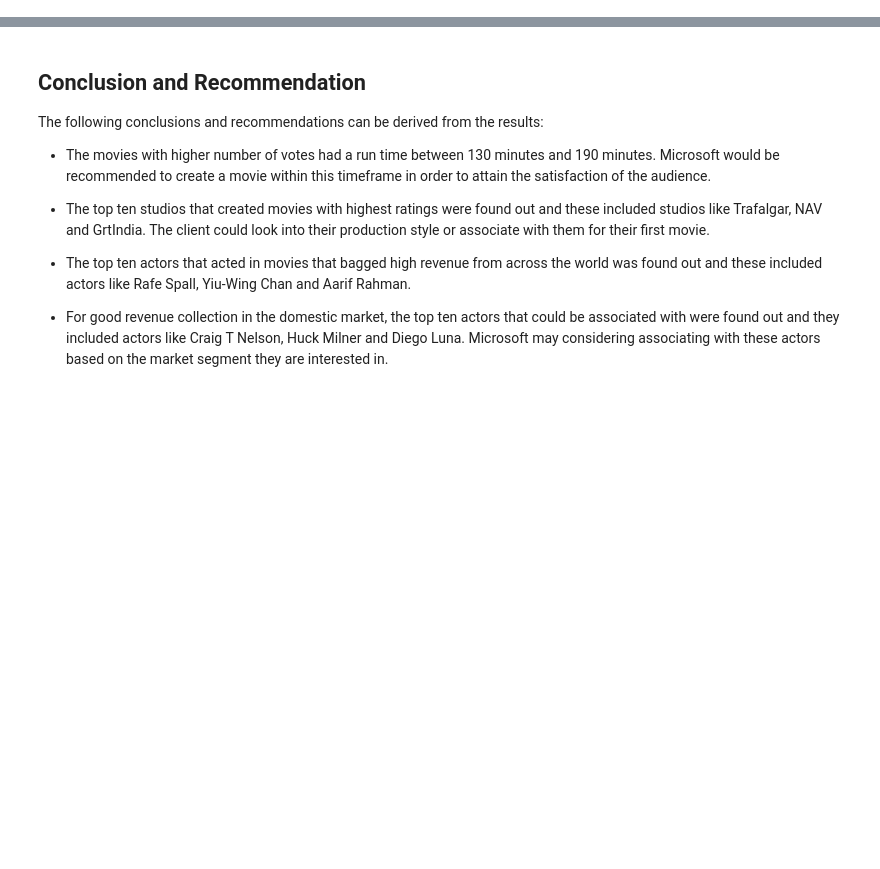
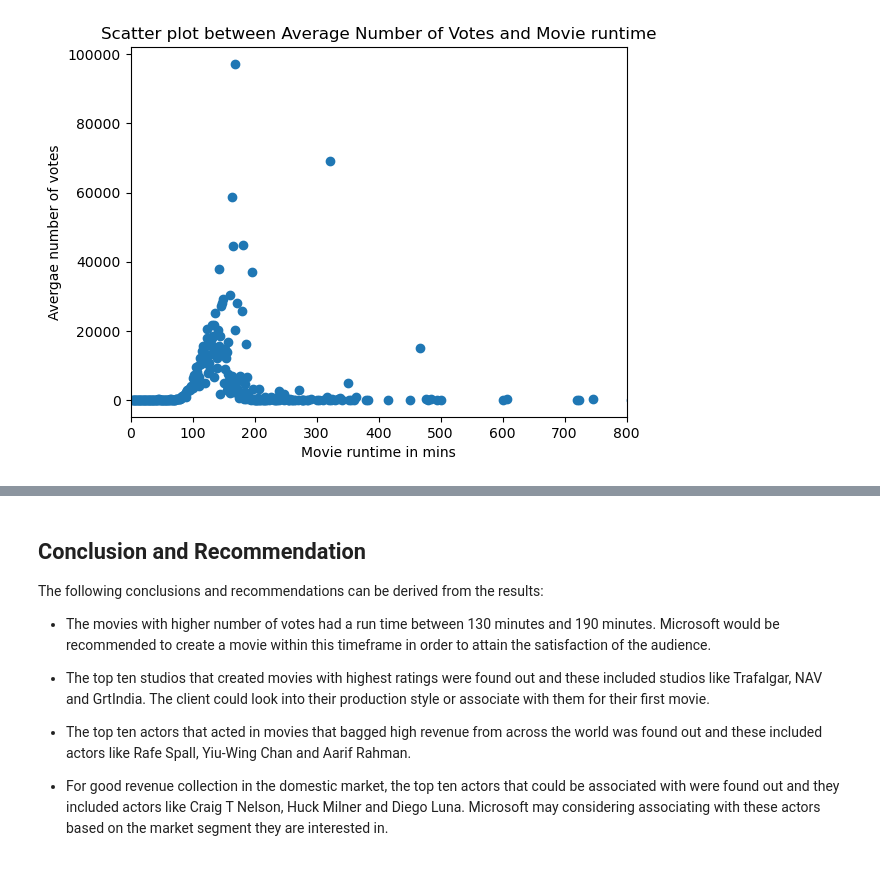
Before and after one commit to Shimnazzz/dsc-phase-1-project_data_8, a Jupyter notebook: Code_for_Movie_Analysis.ipynb, the cells around one changed output, grey strips where cells are left out. Cells and saved outputs as stored; diff of their text form; code cells hidden in the pictures; blank space fills up the shorter version.

```diff
--- a/Code_for_Movie_Analysis.ipynb
+++ b/Code_for_Movie_Analysis.ipynb
@@ -418,0 +261,15 @@ plt.show()
+# %%
+# Removing unwanted columns
+df1=df1.drop(['year'],axis=1)
+df3=df3.drop(['original_title','start_year','genres'], axis=1)
+df6=df6.drop(['ordering','job','characters'],axis=1)
+df7=df7.drop(['birth_year','death_year','primary_profession','known_for_titles'],axis=1)
+df8=df8.drop(['id','release_date','production_budget','domestic_gross'],axis=1)
+# %%
+# Dropping null values from the imported data
+df1.dropna(inplace=True)
+df2.dropna(inplace=True)
+df3.dropna(inplace=True)
+df6.dropna(inplace=True)
+df7.dropna(inplace=True)
+df8.dropna(inplace=True)
@@ -418,0 +389,8 @@ plt.show()
+# %%
+# For this analysis we further remove some unwanted columns.
+# Creating a dataframe called rv_analysis for the analysis of runtime and votes
+rv_analysis=df4.drop(['tconst','averagerating','primary_title'], axis=1)
+
+# Grouping by runtime of the movies and finding the average votes for the movies with the same runtimes
+rv_check =rv_analysis.groupby('runtime_minutes',as_index=False)['numvotes'].mean().sort_values(by='runtime_minutes',ignore_index=True)
+rv_check
@@ -418,0 +411,13 @@ plt.show()
+# %%
+# Lets see if there exists any correlation between the runtime and votes
+x1=rv_check.loc[:,'runtime_minutes']
+y1=rv_check.loc[:,'numvotes']
+#colors = ['red' if 130 <= value <= 190 else 'blue' for value in x]
+plt.scatter(x1, y1)
+plt.xlim(0, 800)
+plt.title("Scatter plot between Average Number of Votes and Movie runtime")
+plt.xlabel("Movie runtime in mins")
+plt.ylabel("Avergae number of votes")
+plt.show()
+# %% [output]
+[figure, added]
```
Also changed, not shown: parts of 90 cells of this notebook.
